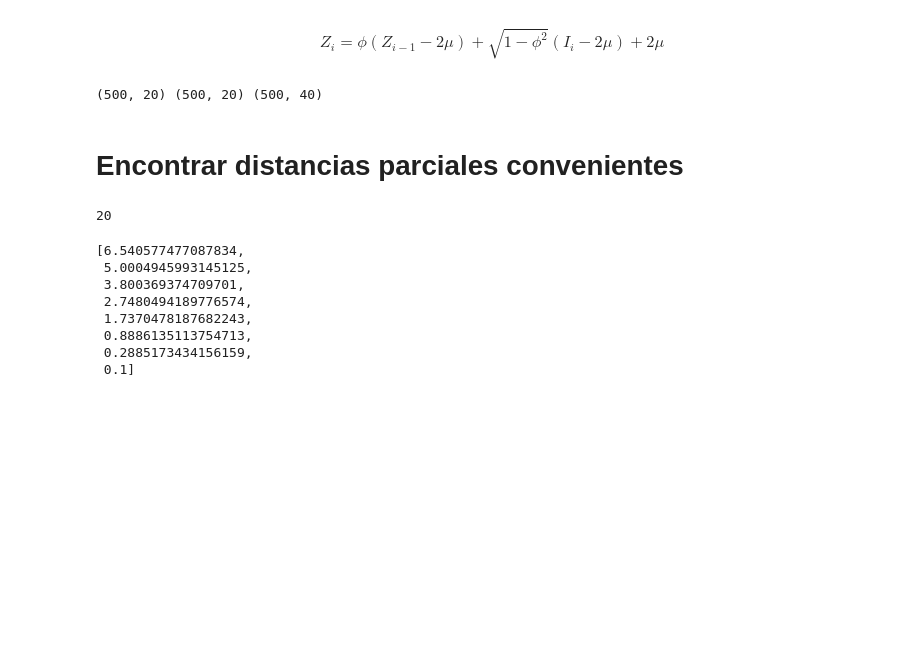
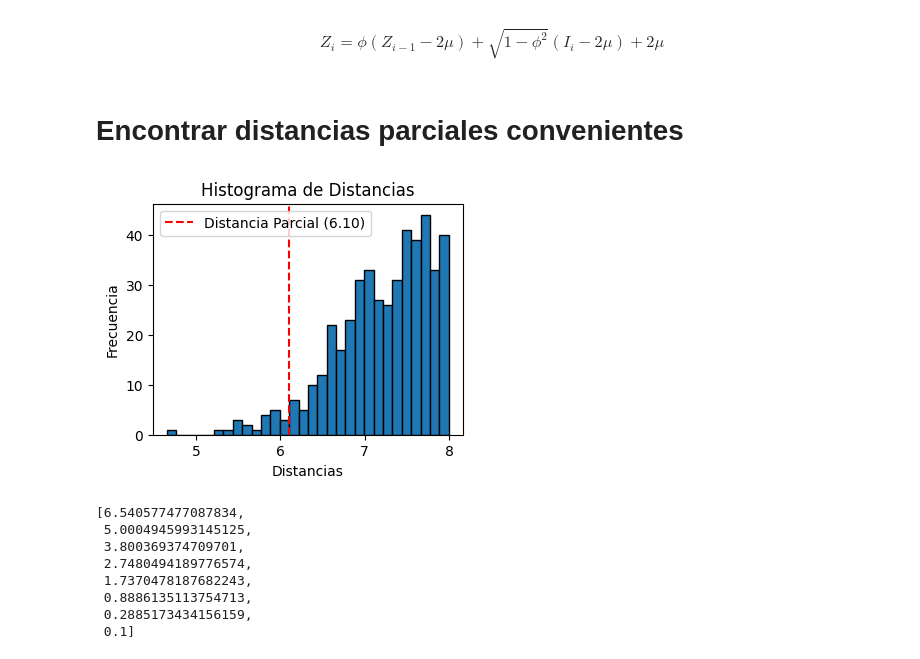
Before and after one commit to AnIsAsPe/Estimacion-probabilidad-conflicto-en-trayectorias-de-vuelos-paralelos, a Jupyter notebook: Notebooks/MCMC_Estimación_probabilidad_de_conflicto_en_trayectorias_de_vuelo.ipynb, the cells around one changed output. Saved outputs shown, nothing was run; the diff lists cells and outputs as text; code cells hidden in the pictures; blank space fills up the shorter version.

```diff
--- a/Notebooks/MCMC_Estimación_probabilidad_de_conflicto_en_trayectorias_de_vuelo.ipynb
+++ b/Notebooks/MCMC_Estimación_probabilidad_de_conflicto_en_trayectorias_de_vuelo.ipynb
@@ -85,24 +83,6 @@ print(I_a.shape, I_c.shape, I.shape)
 (500, 20) (500, 20) (500, 40)
 # %% [markdown]
 $$Z_{i} = \phi(Z_{i-1}-2\mu) + \sqrt{1-\phi^{2}}(I_{i}-2\mu) +2\mu$$
-# %%
-# Simulación del caso más simple, cuando no se ha establecido ninguna distancia (radar infinito)
-𝜙 = 0.9  # coeficiente
-𝜙_bar = np.sqrt(1 - 𝜙**2)
-
-for i in range(500-1):
-    Z_a = np.append(Z_a,
-                   𝜙*(Z_a[-1:,]) + 𝜙_bar*(I_a[i,:]),  # en la componente al lo largo de la trayectoria, no interviene la distancia entre aviones (2 * 𝜇)
-                   axis=0)
-    Z_c = np.append(Z_c,
-                    𝜙*(Z_c[-1:,] - 2*𝜇) + 𝜙_bar*(I_c[i,:] - 2*𝜇) + 2*𝜇,
-                    axis=0)
-
-Z = np.concatenate((Z_a, Z_c), axis=1)
-
-print(Z_a.shape, Z_c.shape, Z.shape)
-# %% [output]
-(500, 20) (500, 20) (500, 40)
 # %%
 def simula_CadenaMarkov(d, startingPoint, dist_referencia = float("inf")):
         𝜇 = np.zeros(20) + d/2
@@ -136,12 +116,34 @@ def simula_CadenaMarkov(d, startingPoint, dist_referencia = float("inf")):
         return Z
 # %% [markdown]
 # Encontrar distancias parciales convenientes
-# %%
-n = 1000
-cuantil = 0.98
-int(np.ceil((1-cuantil)*n)-1)
-# %% [output]
-20
+# %%
+# Generamos un vector de distancias de tamaño n
+n=1000
+vector = np.random.normal(8, 1, n)
+distancias = vector[vector < 8]
+
+# Ordenamos el vector distancias de manera ascendente
+distancias = np.sort(distancias)
+
+# Elegimos el cuantil 2 de las distancias menores
+cuantil = 0.02
+inx = int(n * cuantil)
+distancia_parcial = distancias[inx]
+# %%
+# Histograma
+plt.figure(figsize=(4, 3))
+plt.hist(distancias, bins=30, edgecolor='black')
+plt.axvline(x=distancia_parcial, color='red', linestyle='--',
+            label=f'Distancia Parcial ({distancia_parcial:.2f})')
+plt.xlabel('Distancias')
+plt.ylabel('Frecuencia')
+plt.title('Histograma de Distancias')
+plt.legend()
+
+# Show the plot
+plt.show()
+# %% [output]
+[figure, added]
 # %%
 def identificar_rangos_distancia(n, d):
     cuantil = 0.98
```
Also changed, not shown: parts of 9 cells of this notebook.
